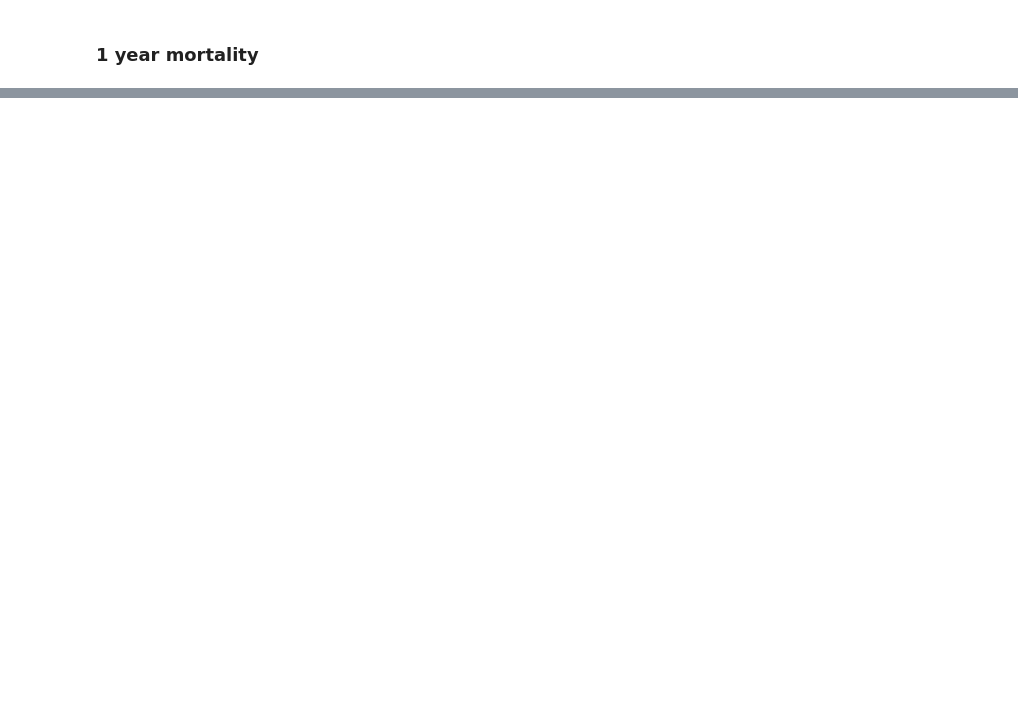
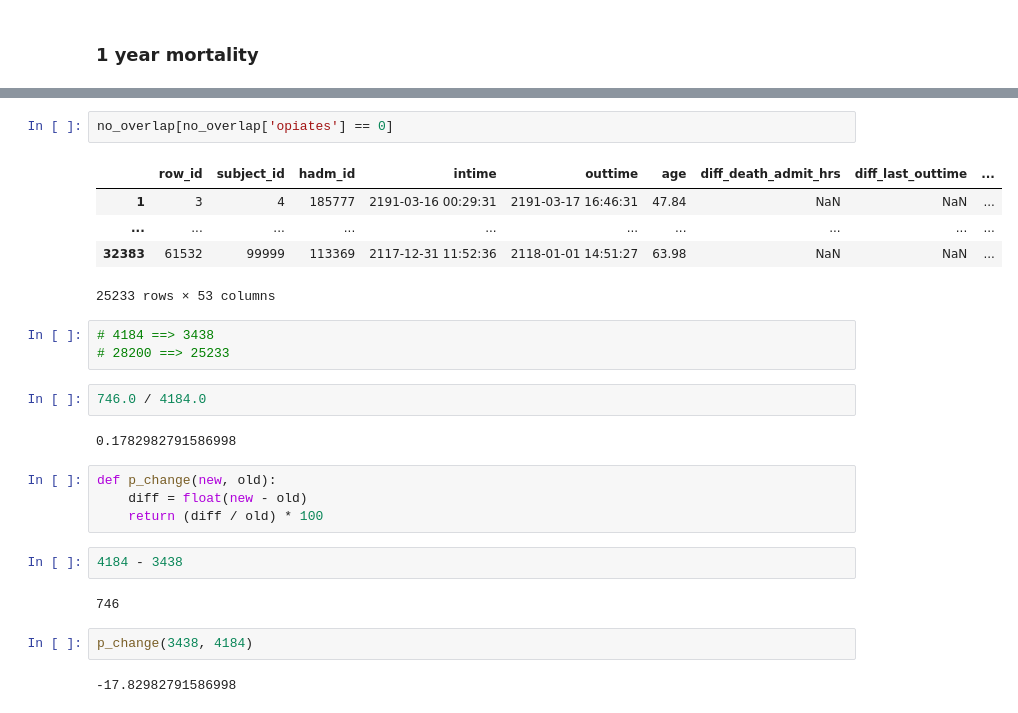
Before and after one commit to anaeliaovalle/opioid_mimic_research, a Jupyter notebook: phase_one_eda.ipynb, the cells around one changed output, grey strips where cells are left out. Cells and saved outputs as stored; diff of their text form; blank space fills up the shorter version.

```diff
--- a/phase_one_eda.ipynb
+++ b/phase_one_eda.ipynb
@@ -157,0 +221,27 @@ pd.DataFrame.from_items([('Non-opiate', [num_non_yes, num_non_no]), ('opiate', [
+# %%
+no_overlap[no_overlap['opiates'] == 0]
+# %% [output]
+|  | row_id | subject_id | hadm_id | intime | outtime | age | diff_death_admit_hrs | diff_last_outtime | ... |
+| 1 | 3 | 4 | 185777 | 2191-03-16 00:29:31 | 2191-03-17 16:46:31 | 47.84 | NaN | NaN | ... |
+| ... | ... | ... | ... | ... | ... | ... | ... | ... | ... |
+| 32383 | 61532 | 99999 | 113369 | 2117-12-31 11:52:36 | 2118-01-01 14:51:27 | 63.98 | NaN | NaN | ... |
+25233 rows × 53 columns
+# %%
+# 4184 ==> 3438
+# 28200 ==> 25233
+# %%
+746.0 / 4184.0
+# %% [output]
+0.1782982791586998
+# %%
+def p_change(new, old):
+    diff = float(new - old)
+    return (diff / old) * 100
+# %%
+4184 - 3438
+# %% [output]
+746
+# %%
+p_change(3438, 4184)
+# %% [output]
+-17.82982791586998
```
Also changed, not shown: parts of 36 cells of this notebook, 1 other file.
